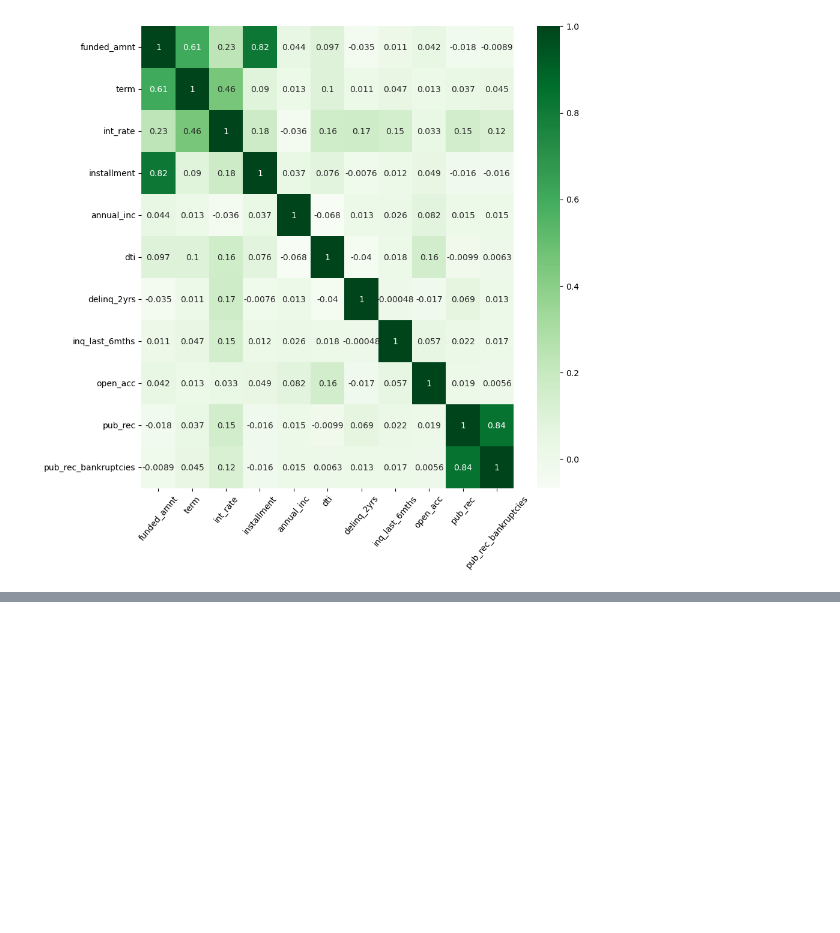
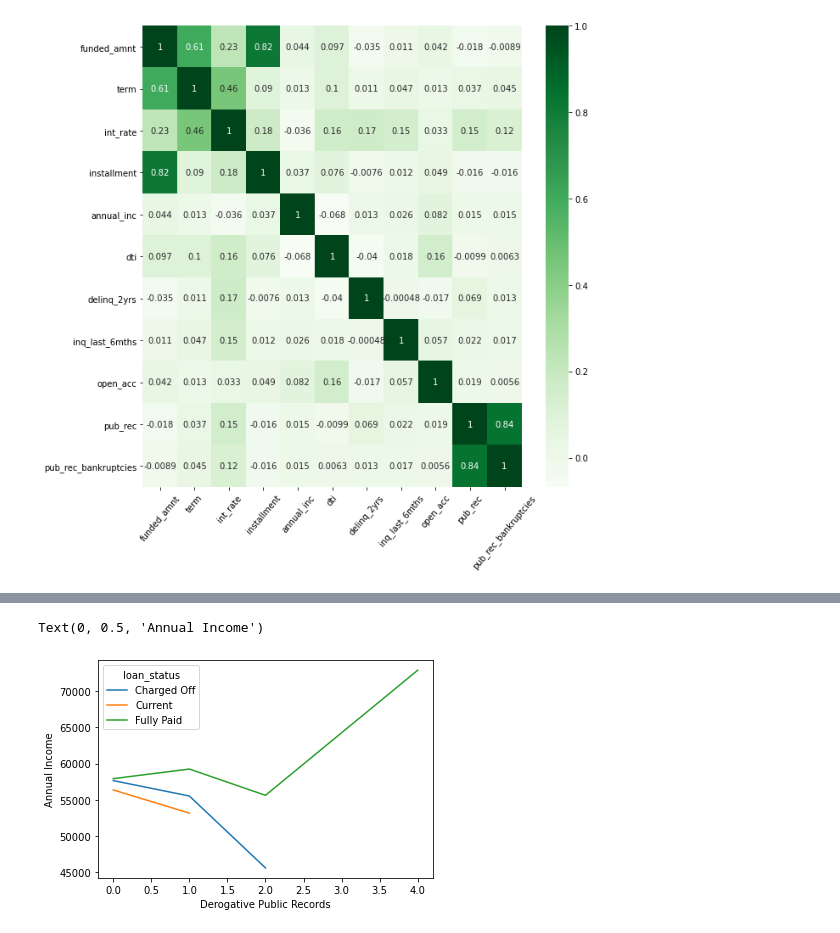
Before and after one commit to abhi-singh-123/Lending-club-case-study, a Jupyter notebook: Lending-Club-Case-Study.ipynb, the cells around one changed output, grey strips where cells are left out. Cells and saved outputs as stored; diff of their text form; code cells hidden in the pictures; blank space fills up the shorter version.

```diff
--- a/Lending-Club-Case-Study.ipynb
+++ b/Lending-Club-Case-Study.ipynb
@@ -683,0 +678,4 @@ plt.show()
+# %%
+#Pivot table creation
+pivot = df_after_dropped_cols.pivot_table(index='pub_rec',columns='loan_status',values='annual_inc',aggfunc='mean')
+pivot
@@ -683,0 +689,7 @@ plt.show()
+# %%
+pivot.plot()
+plt.xlabel('Derogative Public Records')
+plt.ylabel('Annual Income')
+# %% [output]
+Text(0, 0.5, 'Annual Income')
+[figure, added]
```
Also changed, not shown: parts of 33 cells of this notebook.
